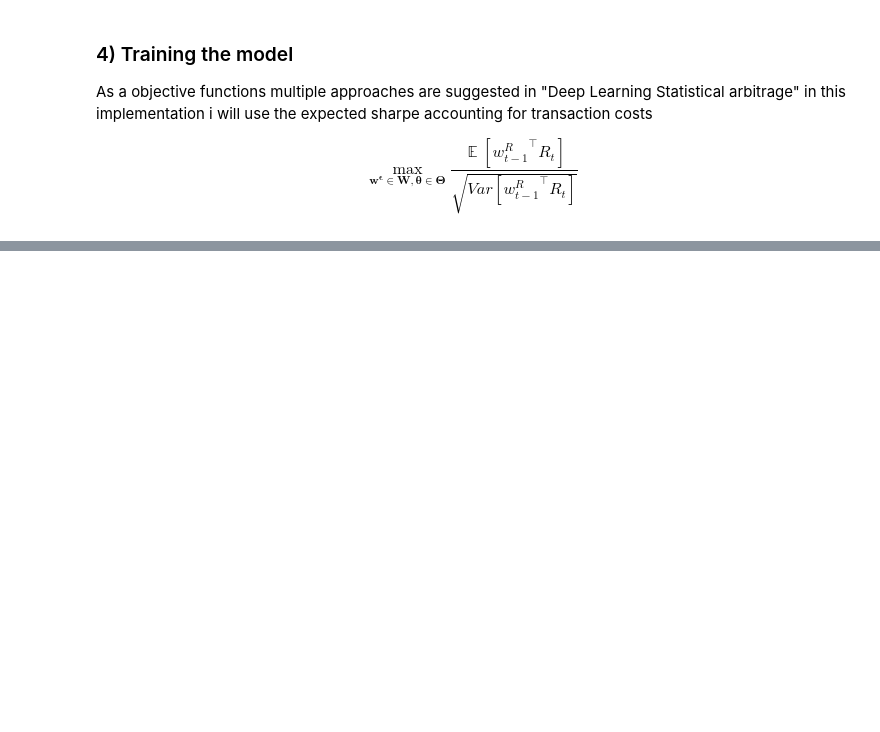
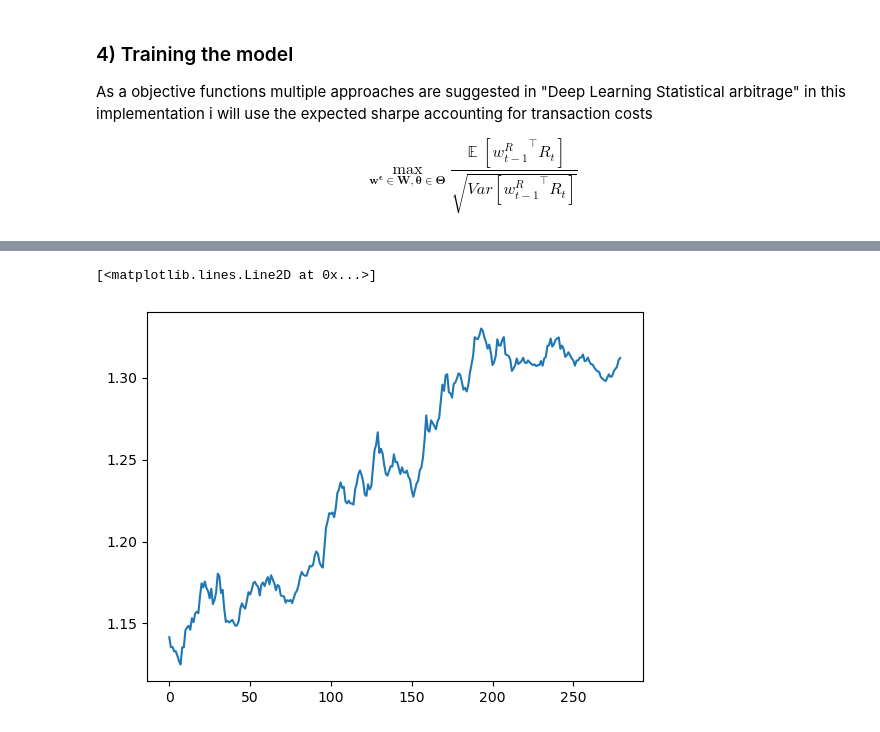
Before and after one commit to quintengeerts2000/Ornstein-Uhlenbeck-statistical-arbitrage-, a Jupyter notebook: OU_revisited.ipynb, the cells around one changed output, grey strips where cells are left out. Saved outputs shown, nothing was run; the diff lists cells and outputs as text; code cells hidden in the pictures; blank space fills up the shorter version.

```diff
--- a/OU_revisited.ipynb
+++ b/OU_revisited.ipynb
@@ -251,7 +238,8 @@ def train(
     batchsize       = 200,
     lookback        = 30,
     device          = 'cpu',
-    num_epochs      = 5000
+    num_epochs      = 3000,
+    verbose         = True
     ):
     '''
     model: is a torch model
@@ -262,7 +250,7 @@ def train(
     '''
 
     #preprocessing the data
-    data_train              = data_train.to_numpy()
+    data_train              = data_train.to_numpy() if type(data_train) == pd.DataFrame else data_train
     windows, idxs_selected  = preprocessor(residuals, lookback)
     residual_weights_train  = torch.tensor(residual_weights_train,device=device).double()
 
@@ -333,8 +321,8 @@ def train(
         full_short_proportion = np.mean(short_proportion)
 
         #based on the timeframe
-        adj = 365*24/4 #365 days times 24 hours per day divided per 4 hours
-        if epoch % (num_epochs/20) == 0 or epoch == num_epochs-1:
+        adj = 365 *2#365 days times 24 hours per day divided per 4 hours
+        if (epoch % (num_epochs/20) == 0 or epoch == num_epochs-1) and verbose:
             print(f'Epoch: {epoch}/{num_epochs}, ' \
                     f'train Sharpe: {full_sharpe*np.sqrt(adj):0.2f}, ' \
                     f'ret: {full_ret*adj:0.4f}, ' \
@@ -343,6 +331,6 @@ def train(
                     f'short proportion: {full_short_proportion:0.3f} \n' \
                     '       ' \
                     f' time per epoch: {(time.time()-begin_time)/(epoch+1):0.2f}s')
-    return full_ret
+    return rets_full, full_sharpe*np.sqrt(adj)
 # %%
 model = OUFFN('logs')
@@ -367,0 +399,5 @@ Epoch: 4999/5000, train Sharpe: 5.48, ret: 0.9959, std: 0.1817, turnover: 0.318,
+# %%
+plt.plot((rets + 1).cumprod()[-280:])
+# %% [output]
+[<matplotlib.lines.Line2D at 0x...>]
+[figure, added]
```
Also changed, not shown: parts of 22 cells of this notebook, 1 other file.
